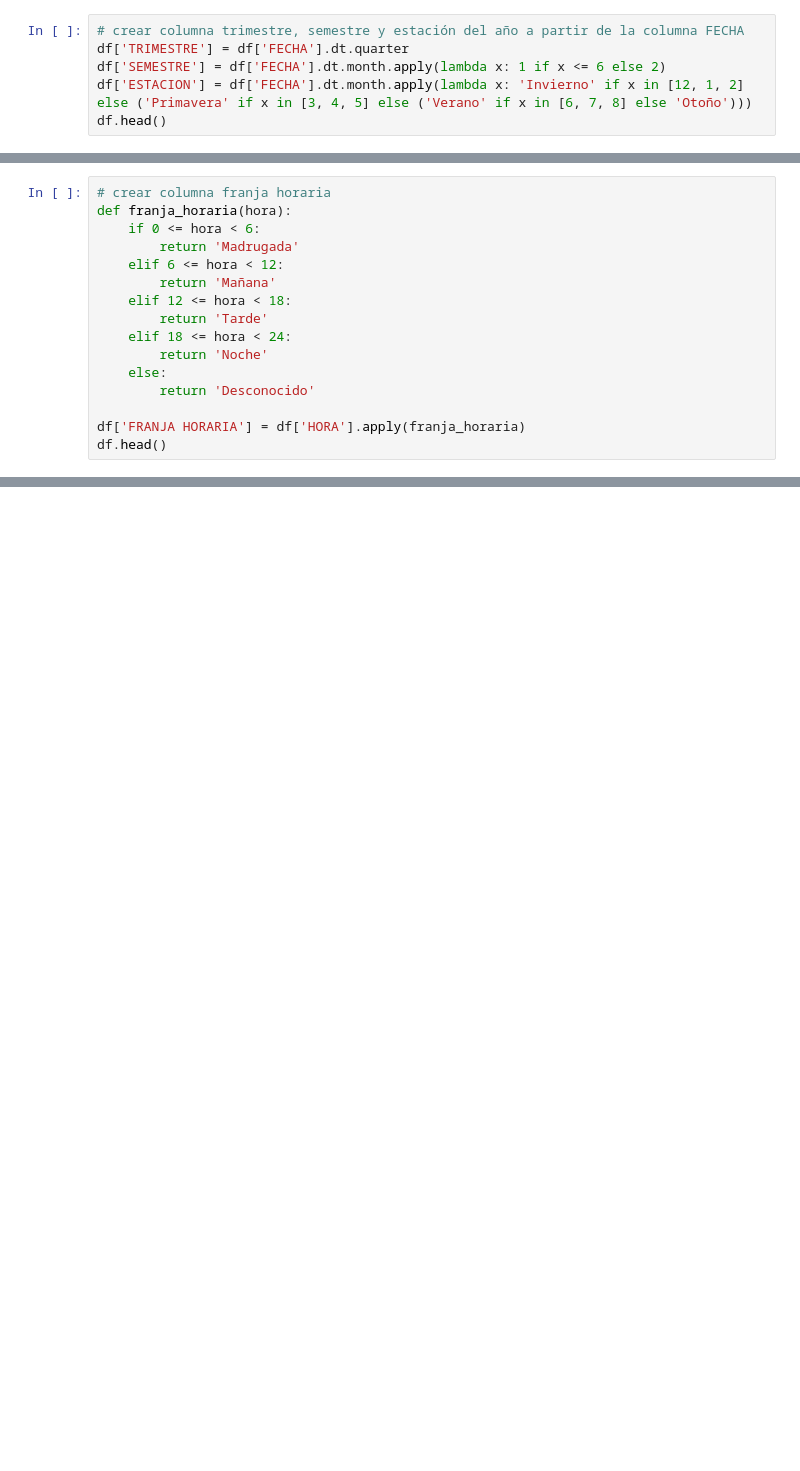
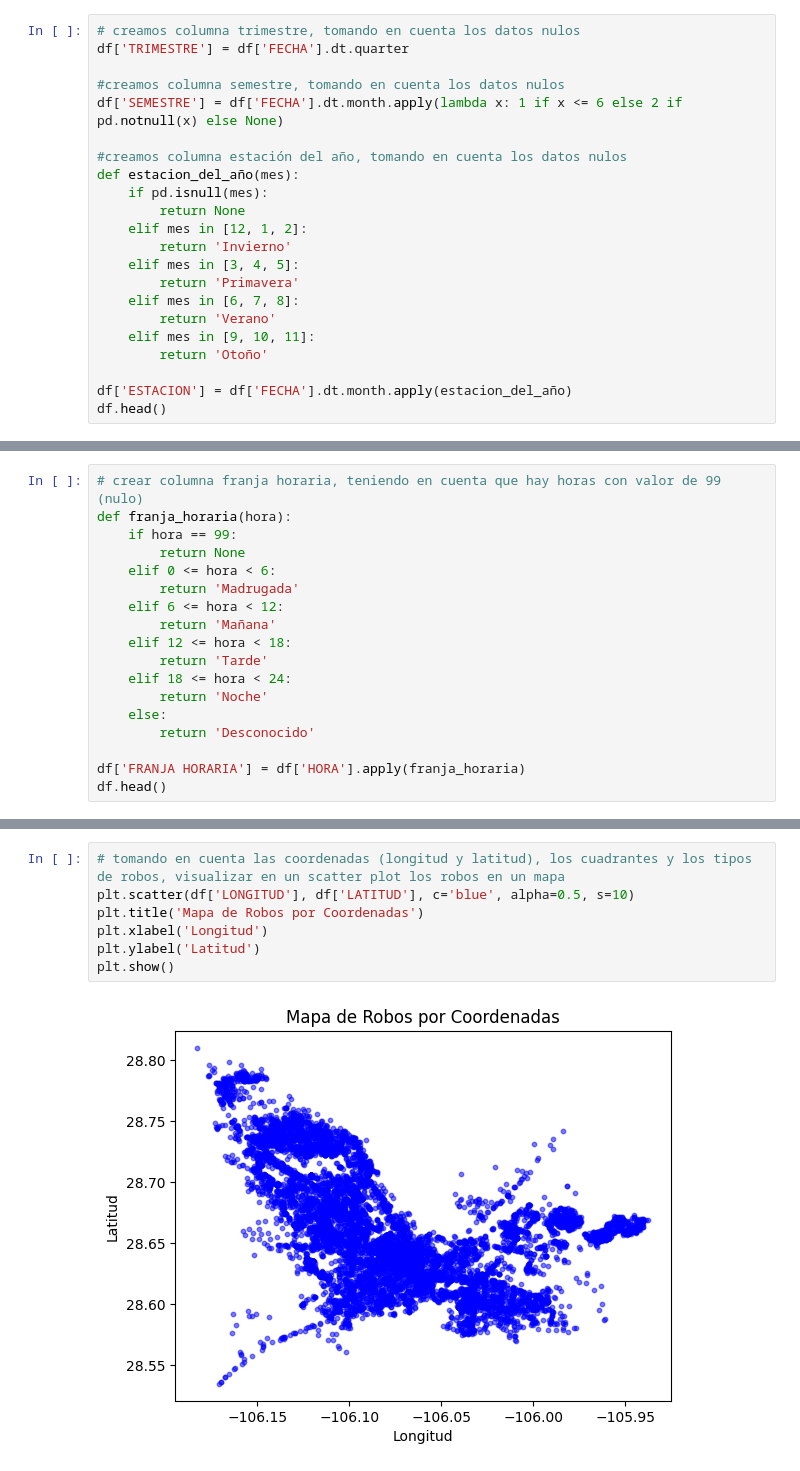
Before and after one commit to gabigabzela/A01567178-EDA, a Jupyter notebook: datos_actualizados.ipynb, the cells around one changed output, grey strips where cells are left out. Saved outputs shown, nothing was run; the diff lists cells and outputs as text; blank space fills up the shorter version.

```diff
--- a/datos_actualizados.ipynb
+++ b/datos_actualizados.ipynb
@@ -77,6 +199,22 @@ df.head()
 # %%
-# crear columna trimestre, semestre y estación del año a partir de la columna FECHA
+# creamos columna trimestre, tomando en cuenta los datos nulos
 df['TRIMESTRE'] = df['FECHA'].dt.quarter
-df['SEMESTRE'] = df['FECHA'].dt.month.apply(lambda x: 1 if x <= 6 else 2)
-df['ESTACION'] = df['FECHA'].dt.month.apply(lambda x: 'Invierno' if x in [12, 1, 2] else ('Primavera' if x in [3, 4, 5] else ('Verano' if x in [6, 7, 8] else 'Otoño')))
+
+#creamos columna semestre, tomando en cuenta los datos nulos
+df['SEMESTRE'] = df['FECHA'].dt.month.apply(lambda x: 1 if x <= 6 else 2 if pd.notnull(x) else None)
+
+#creamos columna estación del año, tomando en cuenta los datos nulos
+def estacion_del_año(mes):
+    if pd.isnull(mes):
+        return None
+    elif mes in [12, 1, 2]:
+        return 'Invierno'
+    elif mes in [3, 4, 5]:
+        return 'Primavera'
+    elif mes in [6, 7, 8]:
+        return 'Verano'
+    elif mes in [9, 10, 11]:
+        return 'Otoño'
+
+df['ESTACION'] = df['FECHA'].dt.month.apply(estacion_del_año)
 df.head()
@@ -87,7 +256,9 @@ df.head()
 # %%
-# crear columna franja horaria
+# crear columna franja horaria, teniendo en cuenta que hay horas con valor de 99 (nulo)
 def franja_horaria(hora):
-    if 0 <= hora < 6:
+    if hora == 99:
+        return None
+    elif 0 <= hora < 6:
         return 'Madrugada'
     elif 6 <= hora < 12:
         return 'Mañana'
@@ -151,0 +398,9 @@ df[df['FECHA'].isnull()]
+# %%
+# tomando en cuenta las coordenadas (longitud y latitud), los cuadrantes y los tipos de robos, visualizar en un scatter plot los robos en un mapa
+plt.scatter(df['LONGITUD'], df['LATITUD'], c='blue', alpha=0.5, s=10)
+plt.title('Mapa de Robos por Coordenadas')
+plt.xlabel('Longitud')
+plt.ylabel('Latitud')
+plt.show()
+# %% [output]
+[figure, added]
```
Also changed, not shown: parts of 29 cells of this notebook.
